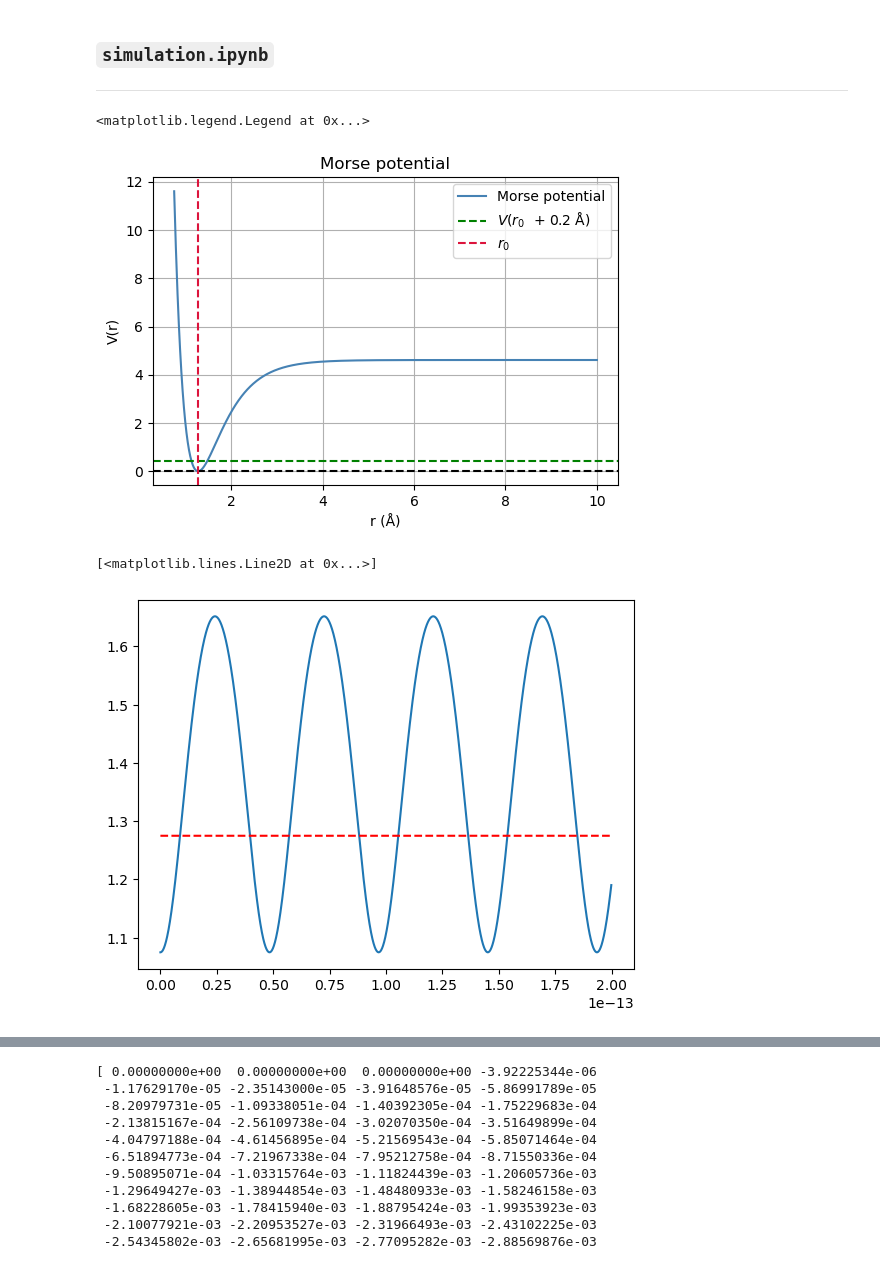
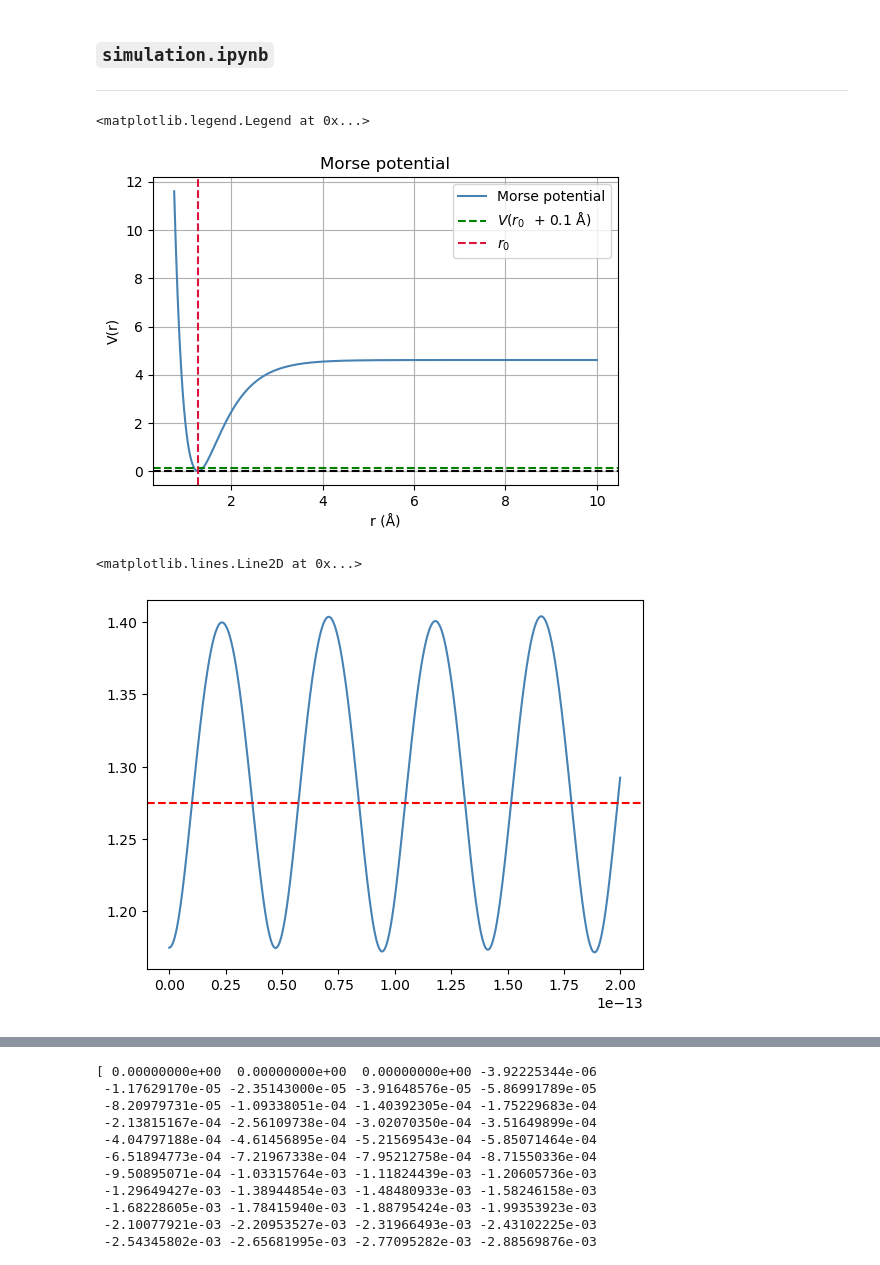
Before and after one commit to JeanCHDJdev/md-langevin, a Jupyter notebook: simulation.ipynb, the cells around one changed output, grey strips where cells are left out. Drawn from its saved outputs; the diff is of its cells as text; code cells hidden in the pictures.

```diff
--- a/simulation.ipynb
+++ b/simulation.ipynb
@@ -11,7 +11,7 @@ sim = lg.Langevin3D()
 # %%
 rv = np.linspace(0.75, 10, 1000)
 pv = sim.potential_Morse(rv)
-offset = 0.2
+offset = 0.1
 
 plt.figure(figsize=(6, 4))
 plt.plot(rv, pv, label='Morse potential', color='steelblue')
@@ -25,17 +25,17 @@ plt.title("Morse potential")
 plt.legend(loc='upper right')
 # %% [output]
 <matplotlib.legend.Legend at 0x...>
-[figure, old version]
+[figure, new version]
 # %%
 importlib.reload(lg)
-sim = lg.Langevin3D(seed=4, T=None, dt=1e-16)
+sim = lg.Langevin3D(seed=4, T=100, dt=1e-16)
 data = sim.run(n_steps=2000, r_init_relative=sim.r_0-offset, mode='langevin')
 # %%
-plt.plot(data['time'], data['r_rel'])
-plt.plot(data['time'], sim.r_0 * np.ones_like(data['time']), ls='--', color='red', label=r'$r_0$')
+plt.plot(data['time'], np.sqrt(np.sum((data['r_H']-data['r_Cl'])**2, axis=1)), label='Molecular bond length', color='steelblue')
+plt.axhline(sim.r_0, ls='--', color='red', label=r'$r_0$')
 # %% [output]
-[<matplotlib.lines.Line2D at 0x...>]
+<matplotlib.lines.Line2D at 0x...>
-[figure, old version]
+[figure, new version]
 # %%
 ## energy plot
 time = data['time']
```
Also changed, not shown: parts of 1 cell of this notebook, 1 other file.
